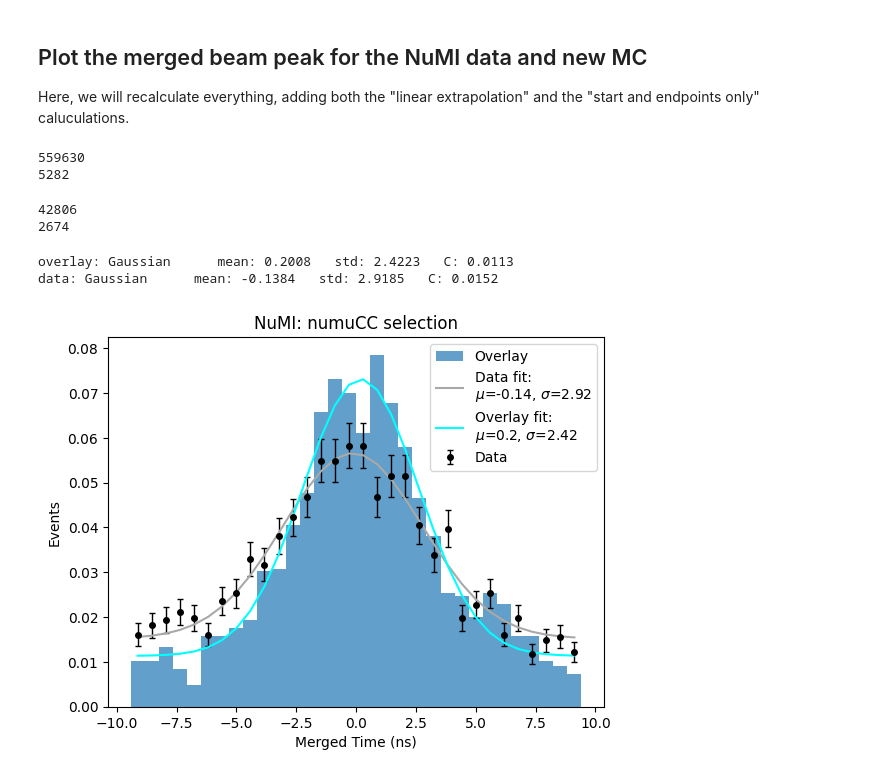
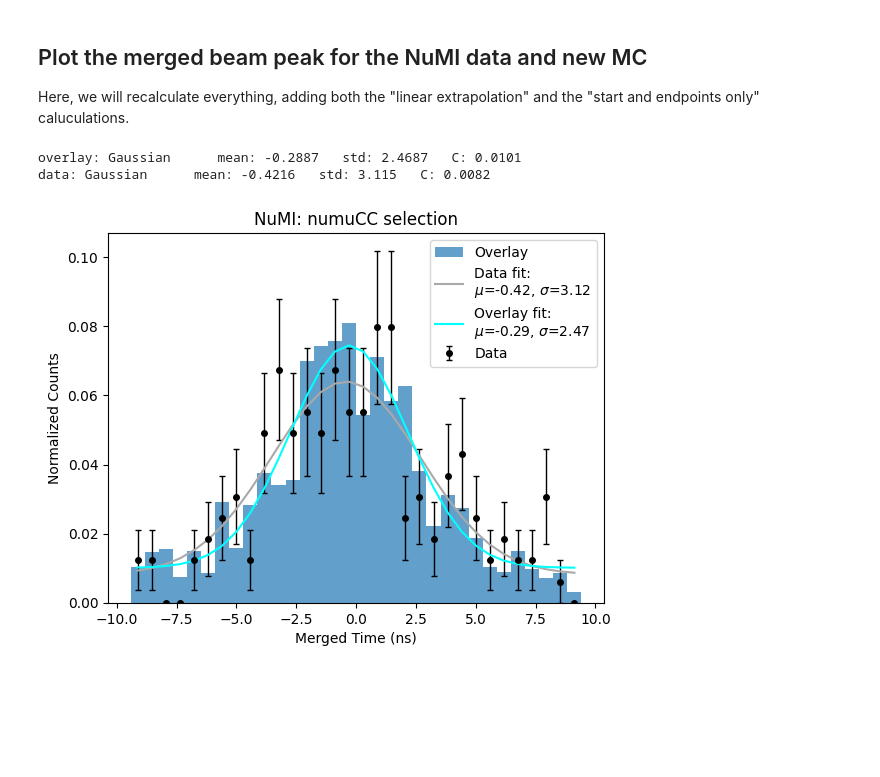
Before and after one commit to brb-rightback/ns_demo_MCC9.10, a Jupyter notebook: ns_demo_super_unified_MCC9.10.ipynb, the cells around one changed output. Drawn from its saved outputs; the diff is of its cells as text; code cells hidden in the pictures; blank space fills up the shorter version.

```diff
--- a/ns_demo_super_unified_MCC9.10.ipynb
+++ b/ns_demo_super_unified_MCC9.10.ipynb
@@ -308,0 +1241,4 @@ data: Gaussian      mean: 0.0164   std: 2.873   C: 0.0149
+# %%
+
+df_numi_mc['one_bunch_time'] = df_numi_mc['cor_nu_time'].to_numpy()-df_numi_mc['times_adjusted'].to_numpy()-np.ones_like(df_numi_mc['times_adjusted'].to_numpy())*2274.78-(df_numi_mc['cor_nu_time_spill'].to_numpy()-df_numi_mc['merge_time_truth_spill'].to_numpy())
+df_numi_mc['one_bunch_time_nospill'] = df_numi_mc['cor_nu_time_nospill'].to_numpy()-df_numi_mc['times_adjusted'].to_numpy()-np.ones_like(df_numi_mc['times_adjusted'].to_numpy())*2277
@@ -1129,36 +2264,6 @@ target_dir = [-0.46, -0.05, -0.885]
 min_a = -122.86902944472968
 min_b = 80.60659897339974
 min_c = 59.34119182916038
-# %%
-#load in the NuMI data
-file = uproot.open(numi_data_filename)
-pfeval_df = file["wcpselection"]["T_PFeval"].pandas.df(["evtTimeNS","run","subrun","event"]+["reco_id","reco_pdg","reco_mother","reco_startMomentum","reco_startXYZT","reco_endXYZT","reco_nuvtxX","reco_nuvtxY","reco_nuvtxZ","RWM_Time","PMT_TimeProp","PMT_Amp","PMT_Time","PMT_ID"]+["reco_sps_x","reco_sps_y","reco_sps_z"], flatten=False)
-bdt_df = file["wcpselection"]["T_BDTvars"].pandas.df(["numu_score"], flatten=False)
-df_numi_new_data = pd.concat([pfeval_df,bdt_df], axis=1, sort=False)
-del pfeval_df
-del bdt_df
-print(df_numi_new_data.shape[0])
-df_numi_new_data = df_numi_new_data.query("evtTimeNS>0")
-df_numi_new_data = df_numi_new_data.sample(frac=0.2) #if you are impatient, trim the file like this
-print(df_numi_new_data.shape[0])
-# %% [output]
-559630
-5282
-# %%
-#load in the new NuMI MC
-file = uproot.open(numi_MC_filename)
-pfeval_df = file["wcpselection"]["T_PFeval"].pandas.df(["evtTimeNS","run","subrun","event"]+["reco_id","reco_pdg","reco_mother","reco_startMomentum","reco_startXYZT","reco_endXYZT","reco_nuvtxX","reco_nuvtxY","reco_nuvtxZ","RWM_Time","PMT_TimeProp","PMT_Amp","PMT_Time","PMT_ID",'cor_nu_deltatime']+["reco_sps_x","reco_sps_y","reco_sps_z"], flatten=False)
-bdt_df = file["wcpselection"]["T_BDTvars"].pandas.df(["numu_score"], flatten=False)
-df_numi_new_mc = pd.concat([pfeval_df,bdt_df], axis=1, sort=False)
-del pfeval_df
-del bdt_df
-print(df_numi_new_mc.shape[0])
-df_numi_new_mc = df_numi_new_mc.query("evtTimeNS>0")
-df_numi_new_mc = df_numi_new_mc.sample(frac=0.2) #if you are impatient, trim the file like this
-print(df_numi_new_mc.shape[0])
-# %% [output]
-42806
-2674
 # %%
 
 
@@ -1718,8 +2823,9 @@ df_numi_new_mc["DLh_linear_all"] = DLh_linear_all
 df_numi_new_mc["Ph_Tot"] = Ph_Tot_all
 # %%
 #merge everything into a single peak
-#you may have to play afound with Shift to get things aligned at 0
+#you may have to play around with Shift to get things aligned at 0
 evtTimeNS = df_numi_new_data["evtTimeNS_linear"].to_numpy()
+run = df_numi_new_data["run"].to_numpy()
 
 new_times = []
 
@@ -1730,7 +2836,14 @@ for i in range(len(evtTimeNS)):
         continue
 
     gap = numi_gap
-    Shift=0.5
+    Shift=0.5378
+    if run[i]<19855: Shift=0.5378-7.2836
+    if run[i]>20800 and run[i]<20855: Shift=0.5378-1.0278
+    if run[i]>20855 and run[i]<20870: Shift=0.5378-10.1
+    if run[i]>20870 and run[i]<20890: Shift=0.5378-2.48
+    if run[i]>20890 and run[i]<20915: Shift=0.5378-5.02
+    if run[i]>20915 and run[i]<21000: Shift=0.5378+3.3475
+    if run[i]>21000: Shift=0.5378-6.3796
     TThelp=0
 
     TThelp = evtTimeNS[i]-Shift+gap*0.5
@@ -1740,7 +2853,7 @@ for i in range(len(evtTimeNS)):
 
     new_times.append(TT_merged)
 
-df_numi_new_data["merge_time_linear"] = new_times
+df_numi_new_data["merge_time"] = new_times
 # %%
 #merge everything into a single peak
 #you may have to play around with Shift to get things aligned at 0
@@ -1755,55 +2868,53 @@ for i in range(len(evtTimeNS)):
         continue
 
     gap=numi_gap
-    Shift=12.8
+    Shift=13.0
     TThelp=0
 
     TThelp = evtTimeNS[i]-Shift+gap*0.5
-    TT_merged = -9999.
 
     TT_merged=(TThelp-(int((TThelp)/gap))*gap)-gap*0.5
 
     new_times.append(TT_merged)
 
-df_numi_new_mc["merge_time_linear"] = new_times
+df_numi_new_mc["merge_time"] = new_times
 # %%
 nbins = 32
 
 emulate_ext = True
 
-data = df_numi_new_data.query("merge_time_linear>-9.42 and merge_time_linear<9.42 and numu_score>0.9")["merge_time_linear"].to_numpy()
+data = df_numi_new_data.query("merge_time>-9.42 and merge_time<9.42 and numu_score>0.9")["merge_time"].to_numpy()
 y,xbins = np.histogram(data,bins=nbins,range=(-9.42, 9.42))
 
 #only using overlay for now, eventually we can move towards a full data to MC comparison that includes EXT and Dirt
-overlay = df_numi_new_mc.query("merge_time_linear>-9.42 and merge_time_linear<9.42 and numu_score>0.9")["merge_time_linear"].to_numpy()
-#weights = df_numi_new_mc.query("merge_time_new>-9.42 and merge_time_new<9.42 and numu_score>0.9")["net_weight"].to_numpy()
-weights = np.ones_like(df_numi_new_mc.query("merge_time_linear>-9.42 and merge_time_linear<9.42 and numu_score>0.9")["merge_time_linear"].to_numpy())
+overlay = df_numi_new_mc.query("merge_time>-9.42 and merge_time<9.42 and numu_score>0.9")["merge_time"].to_numpy()
+weights = df_numi_new_mc.query("merge_time>-9.42 and merge_time<9.42 and numu_score>0.9")["net_weight"].to_numpy()*numi_data_pot/numi_mc_pot
+
 if(emulate_ext):
-    ext = np.random.uniform(-9.42, 9.42, size=int(len(overlay)*0.1))
+    ext = np.random.uniform(-9.42, 9.42, size=int(sum(weights)*0.1))
     overlay = np.concatenate((overlay,ext))
-weight = np.ones_like(overlay)*len(data)/len(overlay)
-y_overlay,xbins = np.histogram(overlay,bins=nbins,range=(-9.42, 9.42),weights=weight)
+    weights = np.concatenate((weights,np.ones_like(ext)))
+y_overlay,xbins = np.histogram(overlay,bins=nbins,range=(-9.42, 9.42),weights=weights)
 
 x = get_bin_centers(xbins)
-
-popt_overlay,pcov = curve_fit(gaus,x,y_overlay/np.sum(y))
+popt_overlay,pcov = curve_fit(gaus,x,y_overlay/np.sum(weights))
 print("overlay: Gaussian      mean:",round(popt_overlay[1],4),"  std:",round(popt_overlay[2],4),"  C:",round(popt_overlay[3],4))
 
 popt,pcov = curve_fit(gaus,x,y/np.sum(y))
 print("data: Gaussian      mean:",round(popt[1],4),"  std:",round(popt[2],4),"  C:",round(popt[3],4))
 
 
 plt.figure()
 plt.title("NuMI: numuCC selection")
 plt.errorbar(get_bin_centers(xbins),y/np.sum(y),yerr=np.sqrt(y)/np.sum(y),ms=8, lw=1,fmt='.',ecolor = 'black',color='black', capsize=2, capthick=1, label="Data")
-plt.hist(overlay,bins=nbins,alpha=0.7,range=(-9.42, 9.42),label='Overlay',weights=weight/np.sum(y))
+plt.hist(overlay,bins=nbins,alpha=0.7,range=(-9.42, 9.42),label='Overlay',weights=weights/np.sum(weights))
 plt.plot(x,gaus(x,*popt),color='darkgray',label='Data fit:'+'\n'+f"$\mu$={round(popt[1],2)}, $\sigma$={round(abs(popt[2]),2)}")
 plt.plot(x,gaus(x,*popt_overlay),color='cyan',label='Overlay fit:'+'\n'+f"$\mu$={round(popt_overlay[1],2)}, $\sigma$={round(abs(popt_overlay[2]),2)}")
-plt.ylabel("Events")
+plt.ylabel("Normalized Counts")
 plt.xlabel("Merged Time (ns)")
 plt.legend()
 plt.show()
 # %% [output]
-overlay: Gaussian      mean: 0.2008   std: 2.4223   C: 0.0113
-data: Gaussian      mean: -0.1384   std: 2.9185   C: 0.0152
+overlay: Gaussian      mean: -0.2887   std: 2.4687   C: 0.0101
+data: Gaussian      mean: -0.4216   std: 3.115   C: 0.0082
-[figure, old version]
+[figure, new version]
```
Also changed, not shown: parts of 58 cells of this notebook.
